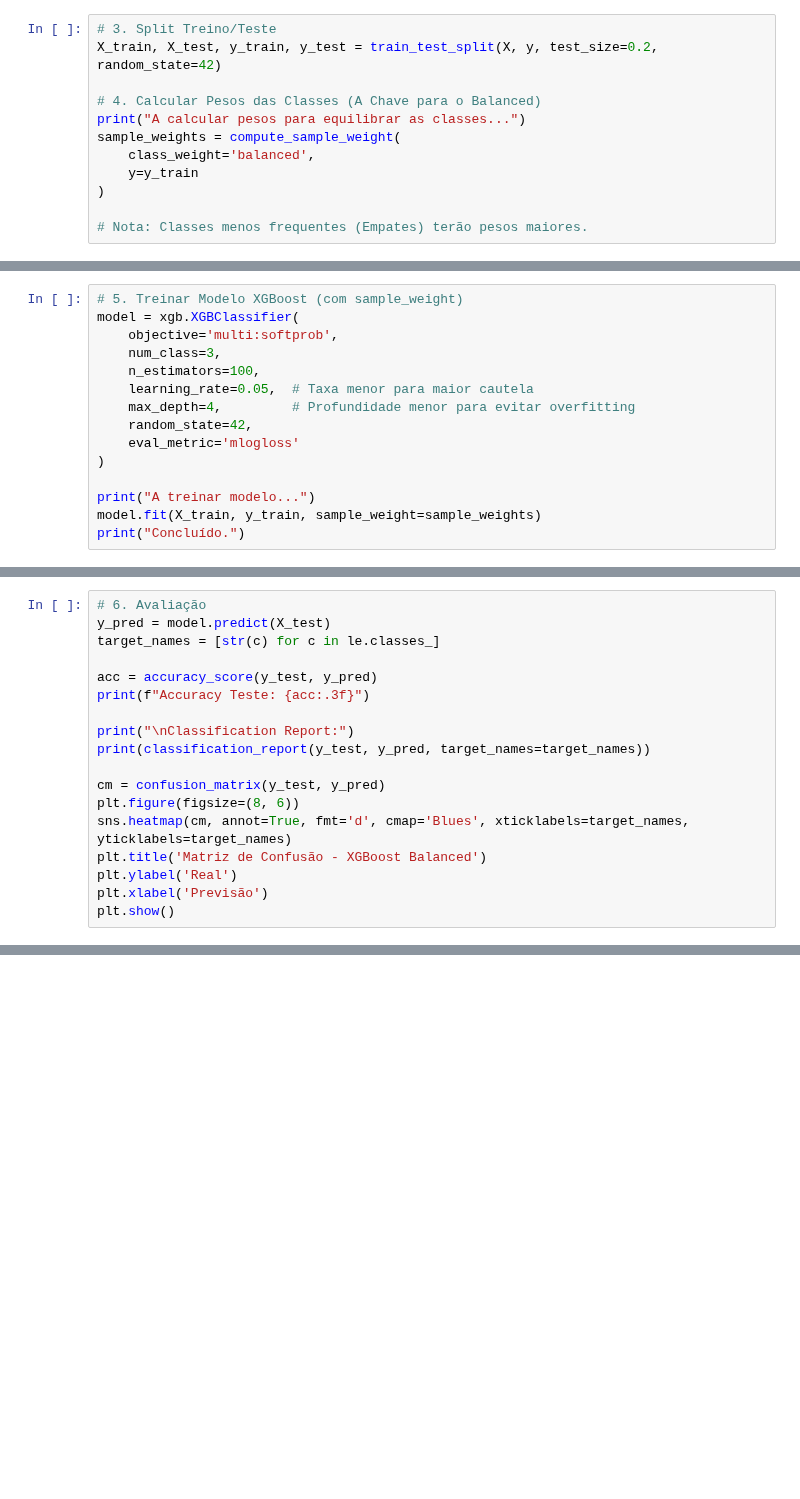
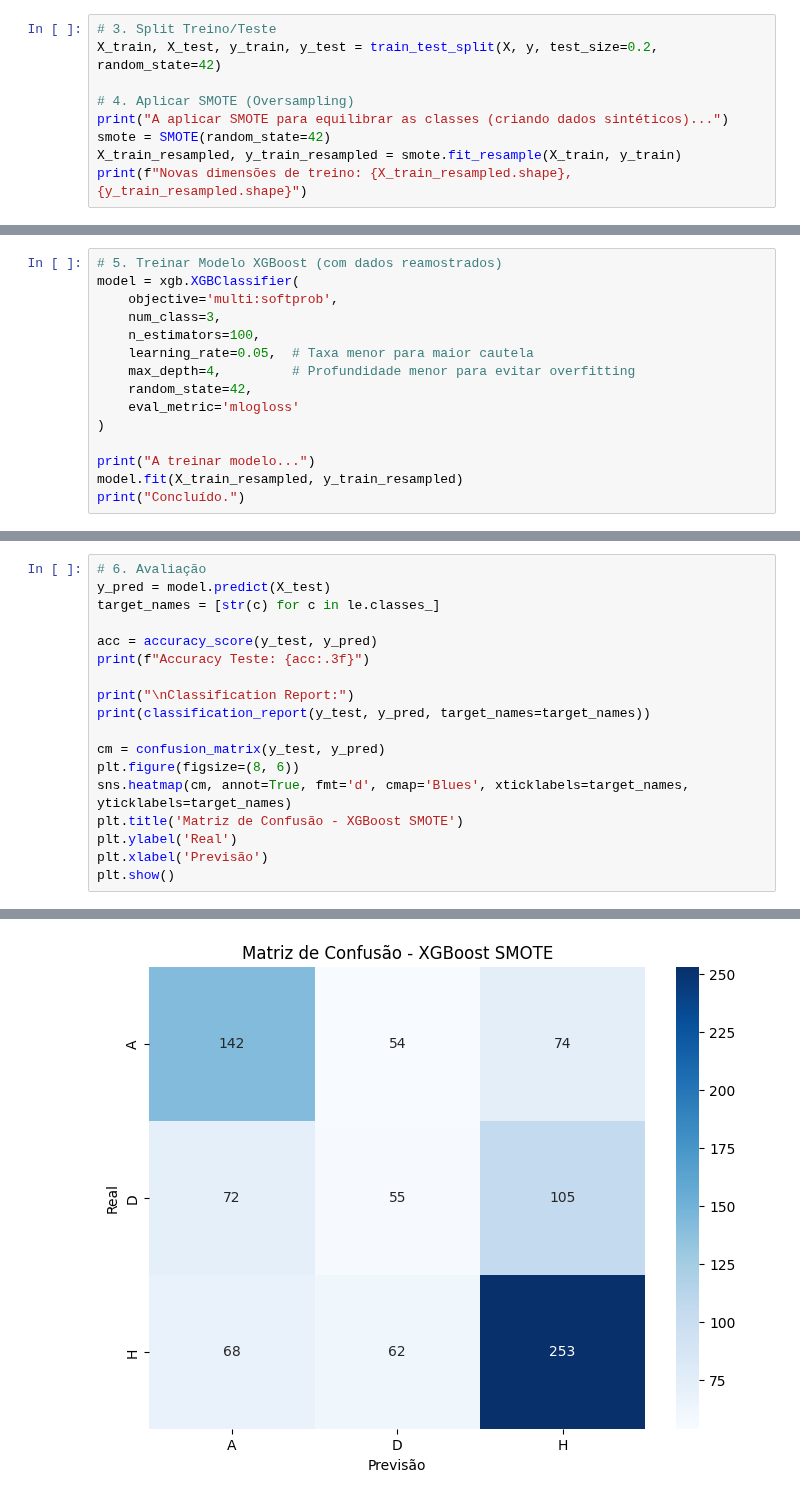
Before and after one commit to Didass7/PrimeiraLiga-ModelPredicter, a Jupyter notebook: Notebooks/Modelacao_XGBoost_Balanced.ipynb, the cells around one changed output, grey strips where cells are left out. Drawn from its saved outputs; the diff is of its cells as text; blank space fills up the shorter version.

```diff
--- a/Notebooks/Modelacao_XGBoost_Balanced.ipynb
+++ b/Notebooks/Modelacao_XGBoost_Balanced.ipynb
@@ -58,11 +60,8 @@ print(f"Classes Mapeadas: {list(zip(le.classes_, le.transform(le.classes_)))} ")
 # 3. Split Treino/Teste
 X_train, X_test, y_train, y_test = train_test_split(X, y, test_size=0.2, random_state=42)
 
-# 4. Calcular Pesos das Classes (A Chave para o Balanced)
-print("A calcular pesos para equilibrar as classes...")
-sample_weights = compute_sample_weight(
-    class_weight='balanced',
-    y=y_train
-)
-
-# Nota: Classes menos frequentes (Empates) terão pesos maiores.
+# 4. Aplicar SMOTE (Oversampling)
+print("A aplicar SMOTE para equilibrar as classes (criando dados sintéticos)...")
+smote = SMOTE(random_state=42)
+X_train_resampled, y_train_resampled = smote.fit_resample(X_train, y_train)
+print(f"Novas dimensões de treino: {X_train_resampled.shape}, {y_train_resampled.shape}")
@@ -69,5 +71,5 @@ sample_weights = compute_sample_weight(
 # %%
-# 5. Treinar Modelo XGBoost (com sample_weight)
+# 5. Treinar Modelo XGBoost (com dados reamostrados)
 model = xgb.XGBClassifier(
     objective='multi:softprob',
     num_class=3,
@@ -79,5 +81,5 @@ model = xgb.XGBClassifier(
 )
 
 print("A treinar modelo...")
-model.fit(X_train, y_train, sample_weight=sample_weights)
+model.fit(X_train_resampled, y_train_resampled)
 print("Concluído.")
@@ -95,7 +100,8 @@ print(classification_report(y_test, y_pred, target_names=target_names))
 cm = confusion_matrix(y_test, y_pred)
 plt.figure(figsize=(8, 6))
 sns.heatmap(cm, annot=True, fmt='d', cmap='Blues', xticklabels=target_names, yticklabels=target_names)
-plt.title('Matriz de Confusão - XGBoost Balanced')
+plt.title('Matriz de Confusão - XGBoost SMOTE')
 plt.ylabel('Real')
 plt.xlabel('Previsão')
 plt.show()
+# %% [output]
@@ -102,3 +120,4 @@ plt.show()
+[figure, added]
 # %%
 # 7. Feature Importance
 importances = model.feature_importances_
```
Also changed, not shown: parts of 7 cells of this notebook, 7 other files.
